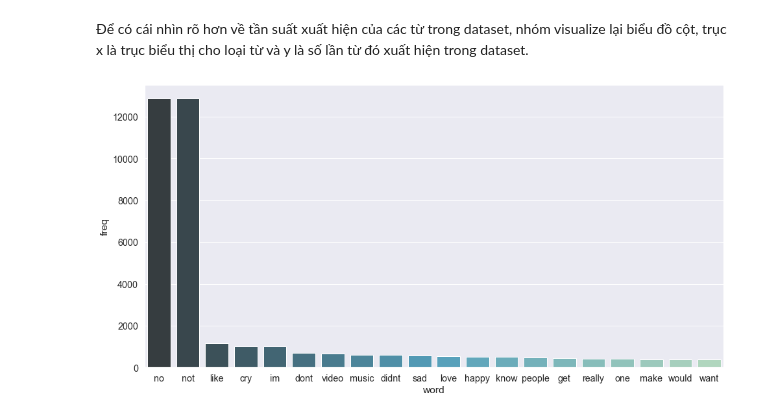
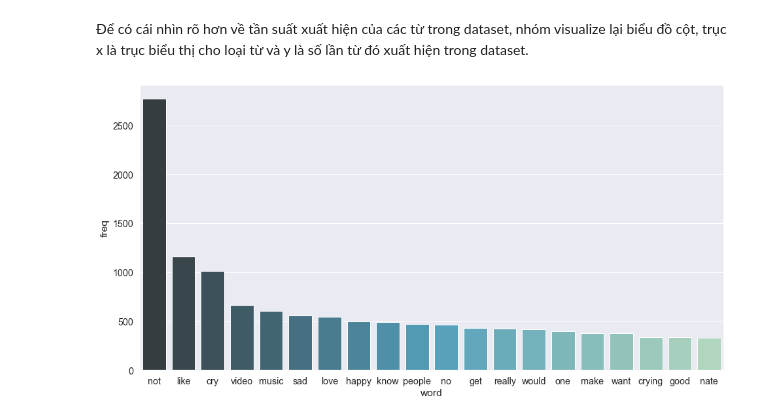
Before and after one commit to nghiaplt/DataScienceFinalProject, a Jupyter notebook: model1.ipynb, the cells around one changed output. Drawn from its saved outputs; the diff is of its cells as text; code cells hidden in the pictures.

```diff
--- a/model1.ipynb
+++ b/model1.ipynb
@@ -334,8 +327,7 @@ class MakeCleanText(BaseEstimator, TransformerMixin):
         stopwords_list = stopwords.words('english')
         words = sentence.split()
         keep_words = ['not', 'no']
-        clean_words = [word for word in words if (word not in stopwords_list) and len(word) > 1]
-        clean_words += keep_words
+        clean_words = [word for word in words if (word not in stopwords_list or word in keep_words) and len(word) > 1]
         return " ".join(clean_words)
 
     def fit(self, X, y=None):
@@ -346,7 +338,7 @@ class MakeCleanText(BaseEstimator, TransformerMixin):
 
         clean_texts = X_new['text'].apply(self.only_keep_alphabets).apply(self.translate_unknow_word).apply(self.only_keep_alphabets).apply(self.remove_spaces).apply(self.remove_stop_word)
 
-        X_new['text'] = clean_texts
+        X_new['clean_text'] = clean_texts
 
         return X_new
 
@@ -358,7 +350,7 @@ class FilterEmptyText(BaseEstimator, TransformerMixin):
         return self
 
     def transform(self, X, y=None):
-        return X[X['text'] != '']
+        return X.drop(X[X.clean_text == ''].index)
 # %% [markdown]
 Vì sau khi đã bỏ stop word nên sẽ có vài sentences không có từ nào trong câu. Trong pipeline nhóm đã thêm một class FilterEmptyText để lọc bỏ tất cả những câu rỗng. Sau đó transform dữ liệu và lưu trong field `clean_text` của df.
 # %%
@@ -381,16 +372,16 @@ df.head()
 # %% [markdown]
 Để có cái nhìn rõ hơn về tần suất xuất hiện của các từ trong dataset, nhóm visualize lại biểu đồ cột, trục x là trục biểu thị cho loại từ và y là số lần từ đó xuất hiện trong dataset.
 # %%
-sr_clean = df['clean_text']
+sr_clean = preprocess_df['clean_text']
 
 count_vect = CountVectorizer()
 bow = count_vect.fit_transform(sr_clean.values.astype('U'))
 word_freq = dict(zip(count_vect.get_feature_names(), np.asarray(bow.sum(axis=0)).ravel()))
 word_counter = collections.Counter(word_freq)
 word_counter_df = pd.DataFrame(word_counter.most_common(20), columns = ['word', 'freq'])
 
 fig, ax = plt.subplots(figsize=(16, 8))
 bar_freq_word = sns.barplot(x="word", y="freq", data=word_counter_df, palette="GnBu_d", ax=ax)
 plt.show();
 # %% [output]
-[figure, old version]
+[figure, new version]
```
Also changed, not shown: parts of 19 cells of this notebook, 1 other file.
